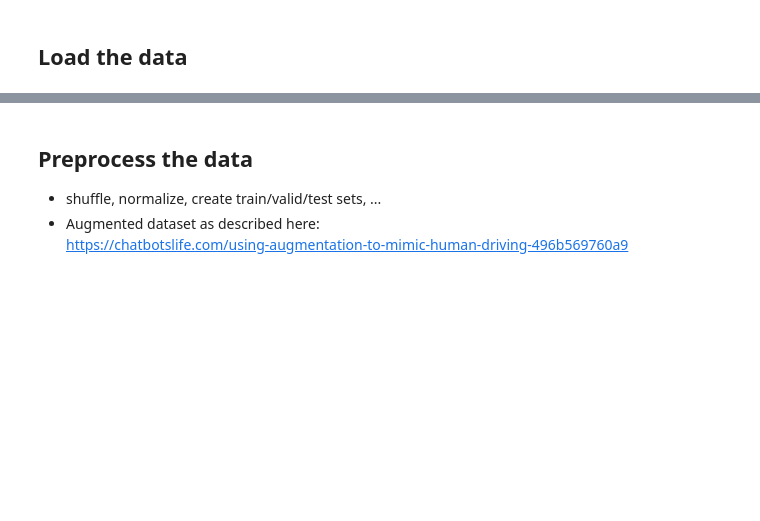
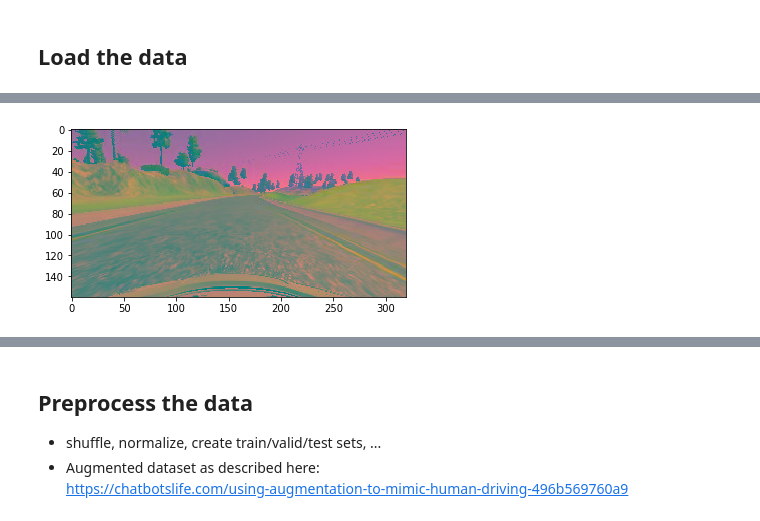
Before and after one commit to kcbighuge/SDCND-Behavioral-Cloning-P3, a Jupyter notebook: Behavioral_Cloning_v1.ipynb, the cells around one changed output, grey strips where cells are left out. Drawn from its saved outputs; the diff is of its cells as text; code cells hidden in the pictures; blank space fills up the shorter version.

```diff
--- a/Behavioral_Cloning_v1.ipynb
+++ b/Behavioral_Cloning_v1.ipynb
@@ -382,0 +409,8 @@ plt.show()
+# %%
+# Load img with keras/PIL
+image = load_img(img_name)
+image = np.asarray(image)
+image = cv2.cvtColor(image, cv2.COLOR_RGB2YUV)
+plt.imshow(image);
+# %% [output]
+[figure, added]
```
Also changed, not shown: parts of 9 cells of this notebook, 3 other files.
